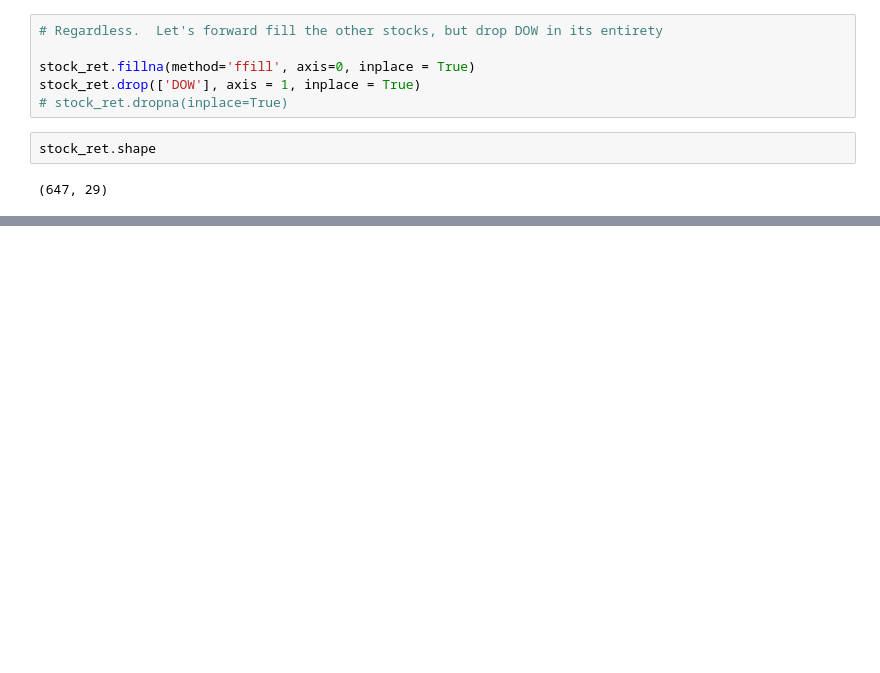
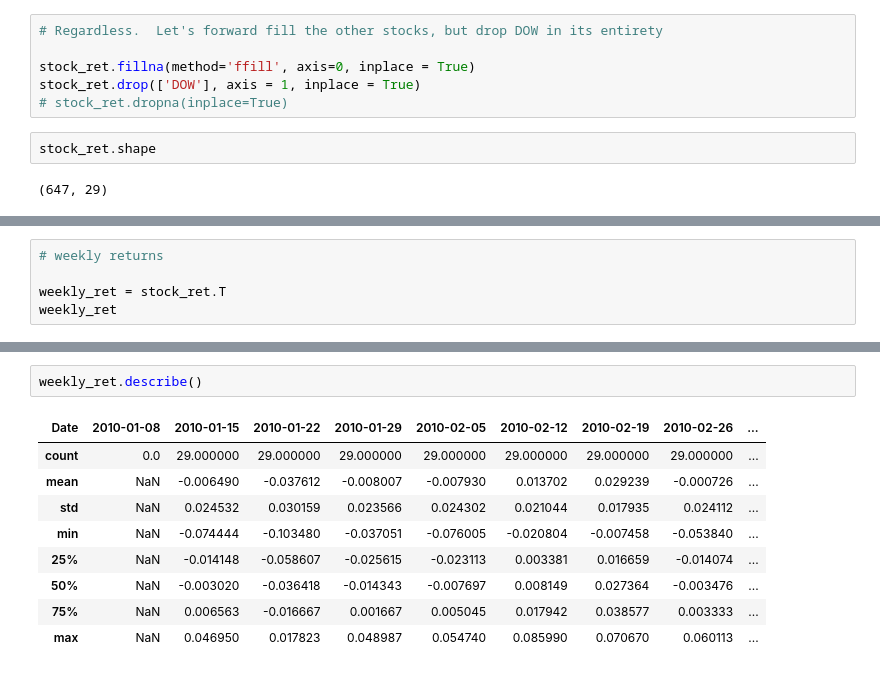
Before and after one commit to robonesky/oreilly, a Jupyter notebook: RM Lab Notes 12 202301 cohort.ipynb, the cells around one changed output, grey strips where cells are left out. Cells and saved outputs as stored; diff of their text form; blank space fills up the shorter version.

```diff
--- a/RM Lab Notes 12 202301 cohort.ipynb
+++ b/RM Lab Notes 12 202301 cohort.ipynb
@@ -222,0 +225,5 @@ np.isnan(stock_ret.any()).sum() # what's the diference between isnull().sum()?
+# %%
+# weekly returns
+
+weekly_ret = stock_ret.T
+weekly_ret
@@ -222,0 +248,12 @@ np.isnan(stock_ret.any()).sum() # what's the diference between isnull().sum()?
+# %%
+weekly_ret.describe()
+# %% [output]
+| Date | 2010-01-08 | 2010-01-15 | 2010-01-22 | 2010-01-29 | 2010-02-05 | 2010-02-12 | 2010-02-19 | 2010-02-26 | ... |
+| count | 0.0 | 29.000000 | 29.000000 | 29.000000 | 29.000000 | 29.000000 | 29.000000 | 29.000000 | ... |
+| mean | NaN | -0.006490 | -0.037612 | -0.008007 | -0.007930 | 0.013702 | 0.029239 | -0.000726 | ... |
+| std | NaN | 0.024532 | 0.030159 | 0.023566 | 0.024302 | 0.021044 | 0.017935 | 0.024112 | ... |
+| min | NaN | -0.074444 | -0.103480 | -0.037051 | -0.076005 | -0.020804 | -0.007458 | -0.053840 | ... |
+| 25% | NaN | -0.014148 | -0.058607 | -0.025615 | -0.023113 | 0.003381 | 0.016659 | -0.014074 | ... |
+| 50% | NaN | -0.003020 | -0.036418 | -0.014343 | -0.007697 | 0.008149 | 0.027364 | -0.003476 | ... |
+| 75% | NaN | 0.006563 | -0.016667 | 0.001667 | 0.005045 | 0.017942 | 0.038577 | 0.003333 | ... |
+| max | NaN | 0.046950 | 0.017823 | 0.048987 | 0.054740 | 0.085990 | 0.070670 | 0.060113 | ... |
```
Also changed, not shown: parts of 16 cells of this notebook.
